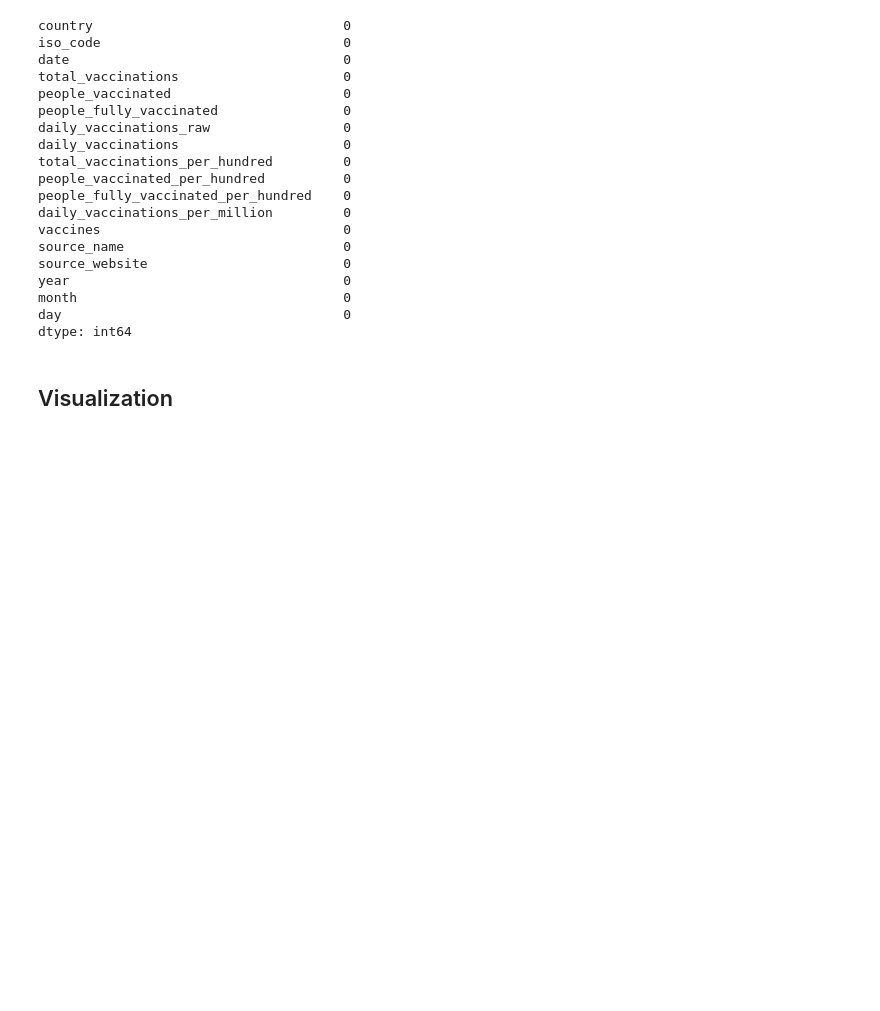
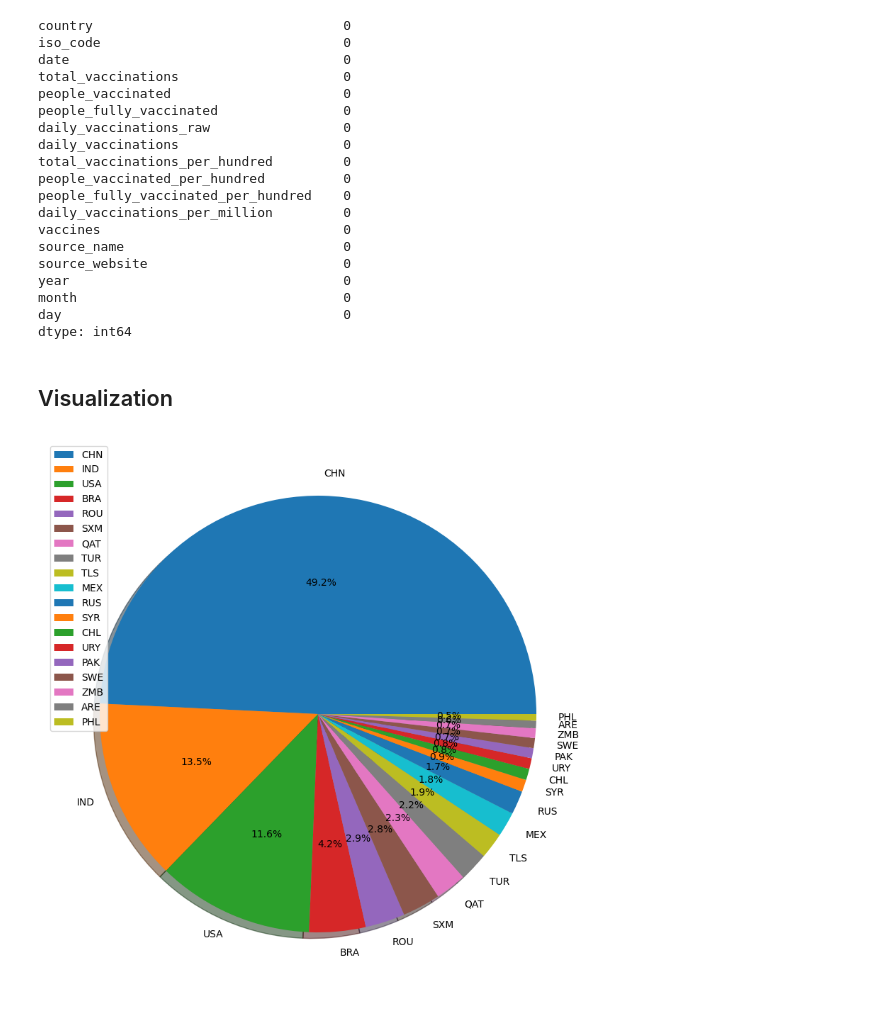
Before and after one commit to omidr1348/Covid_19, a Jupyter notebook: Covid Vaccination.ipynb, the cells around one changed output. Saved outputs shown, nothing was run; the diff lists cells and outputs as text; code cells hidden in the pictures; blank space fills up the shorter version.

Commit message:
visualization

```diff
--- a/Covid Vaccination.ipynb
+++ b/Covid Vaccination.ipynb
@@ -314,0 +351,4 @@ covid_df.fillna(value=0 , inplace= True)
+# %%
+vac_type.sort_values('total_vaccinations',ascending=False,inplace=True)
+
+max_vac = vac_type.iloc[ 0 :19 , :]
@@ -336,3 +396,10 @@ day                                    0
 dtype: int64
 # %% [markdown]
 ## Visualization
+# %%
+plt.figure(figsize=(110,10))
+plt.pie(max_vac.total_vaccinations, labels = max_vac.iso_code , autopct= "%1.1f%%" , startangle= 0,shadow= True, )
+plt.legend()
+plt.show()
+# %% [output]
+[figure, added]
```
Also changed, not shown: parts of 13 cells of this notebook.
